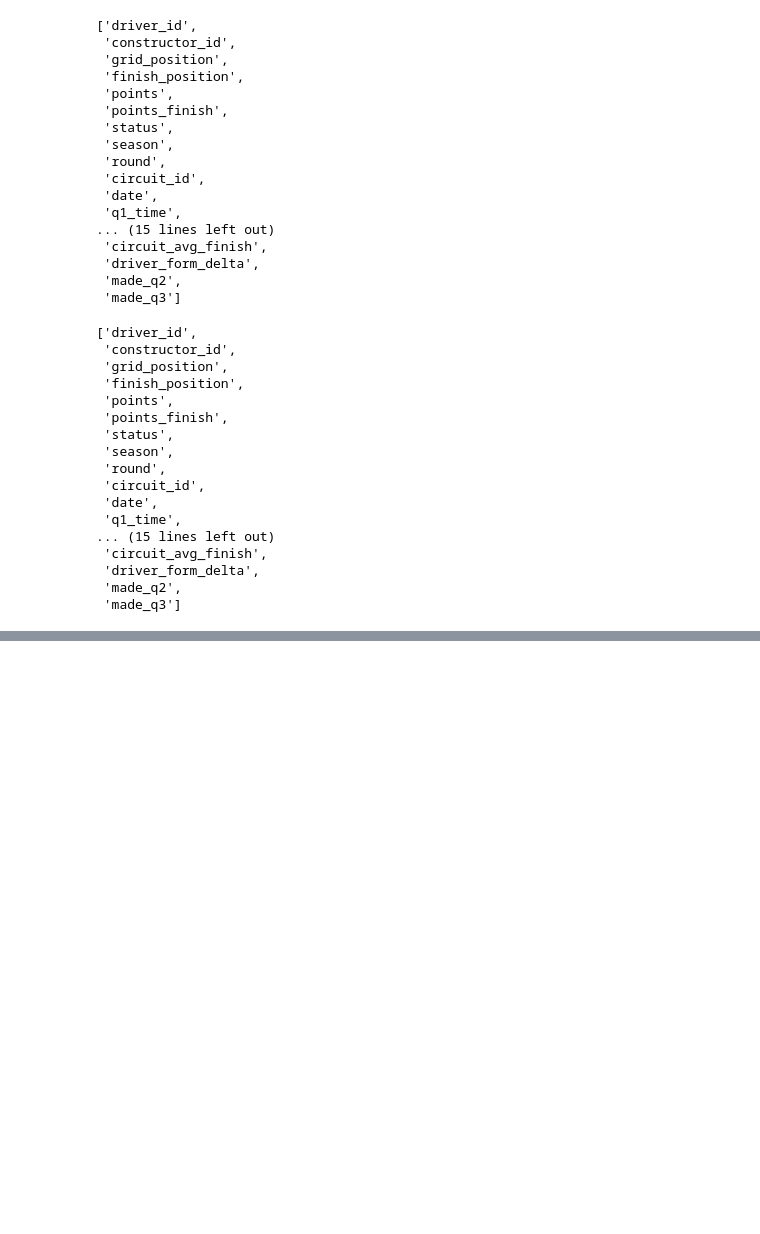
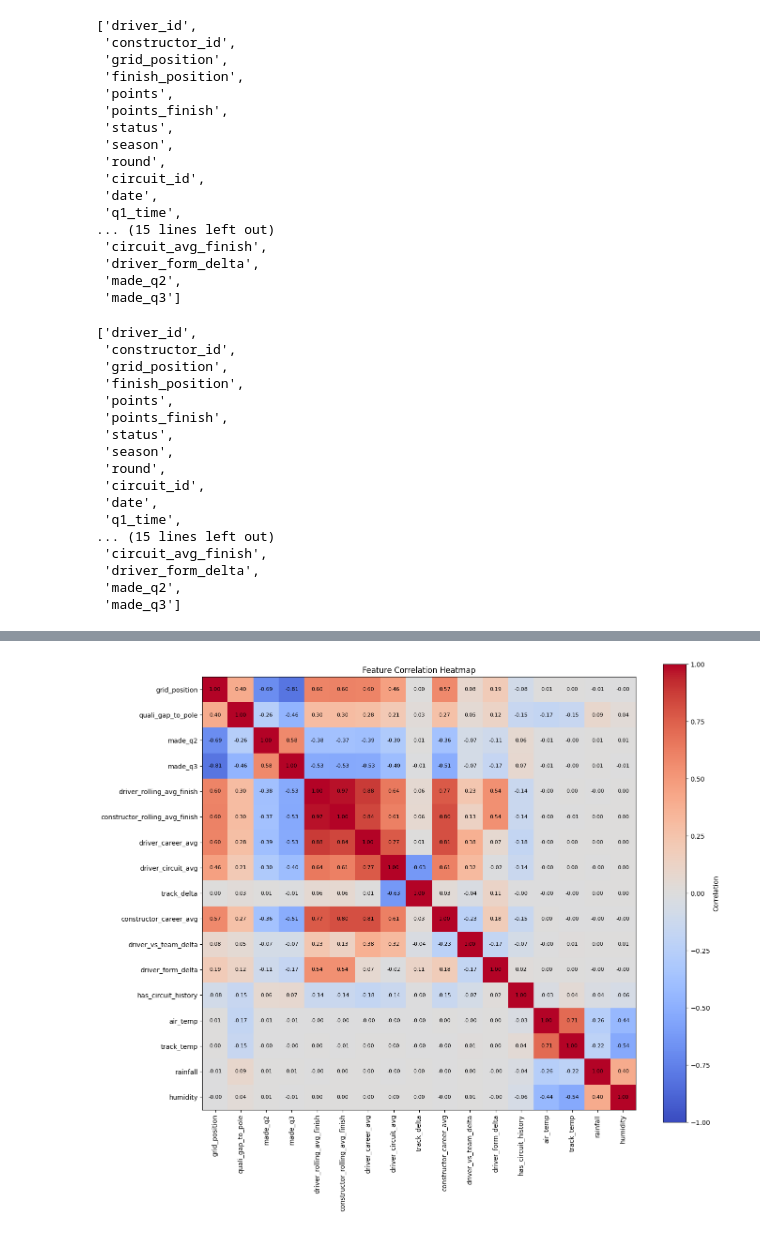
Before and after one commit to Luka-mkerv/f1-predictor, a Jupyter notebook: notebooks/feature-engineering.ipynb, the cells around one changed output, grey strips where cells are left out. Saved outputs shown, nothing was run; the diff lists cells and outputs as text; code cells hidden in the pictures; blank space fills up the shorter version.

Commit message:
v1 complete: made_q3 baseline model, 0.779 accuracy, full experimentation documented in README

```diff
--- a/notebooks/feature-engineering.ipynb
+++ b/notebooks/feature-engineering.ipynb
@@ -437,0 +497,30 @@ print(model_df.shape)
+# %%
+import matplotlib.pyplot as plt
+import numpy as np
+
+numeric_features = [
+    'grid_position', 'quali_gap_to_pole', 'made_q2', 'made_q3',
+    'driver_rolling_avg_finish', 'constructor_rolling_avg_finish',
+    'driver_career_avg', 'driver_circuit_avg', 'track_delta',
+    'constructor_career_avg', 'driver_vs_team_delta', 'driver_form_delta',
+    'has_circuit_history', 'air_temp', 'track_temp', 'rainfall', 'humidity'
+]
+
+feature_corr = model_df[numeric_features].corr()
+
+plt.figure(figsize=(14, 12))
+plt.imshow(feature_corr, cmap='coolwarm', vmin=-1, vmax=1)
+plt.colorbar(label='Correlation')
+plt.xticks(range(len(numeric_features)), numeric_features, rotation=90)
+plt.yticks(range(len(numeric_features)), numeric_features)
+
+# Add correlation values as text
+for i in range(len(numeric_features)):
+    for j in range(len(numeric_features)):
+        plt.text(j, i, f'{feature_corr.iloc[i, j]:.2f}', ha='center', va='center', fontsize=8)
+
+plt.title('Feature Correlation Heatmap')
+plt.tight_layout()
+plt.show()
+# %% [output]
+[figure, added]
```
Also changed, not shown: parts of 39 cells of this notebook, 2 other files.
